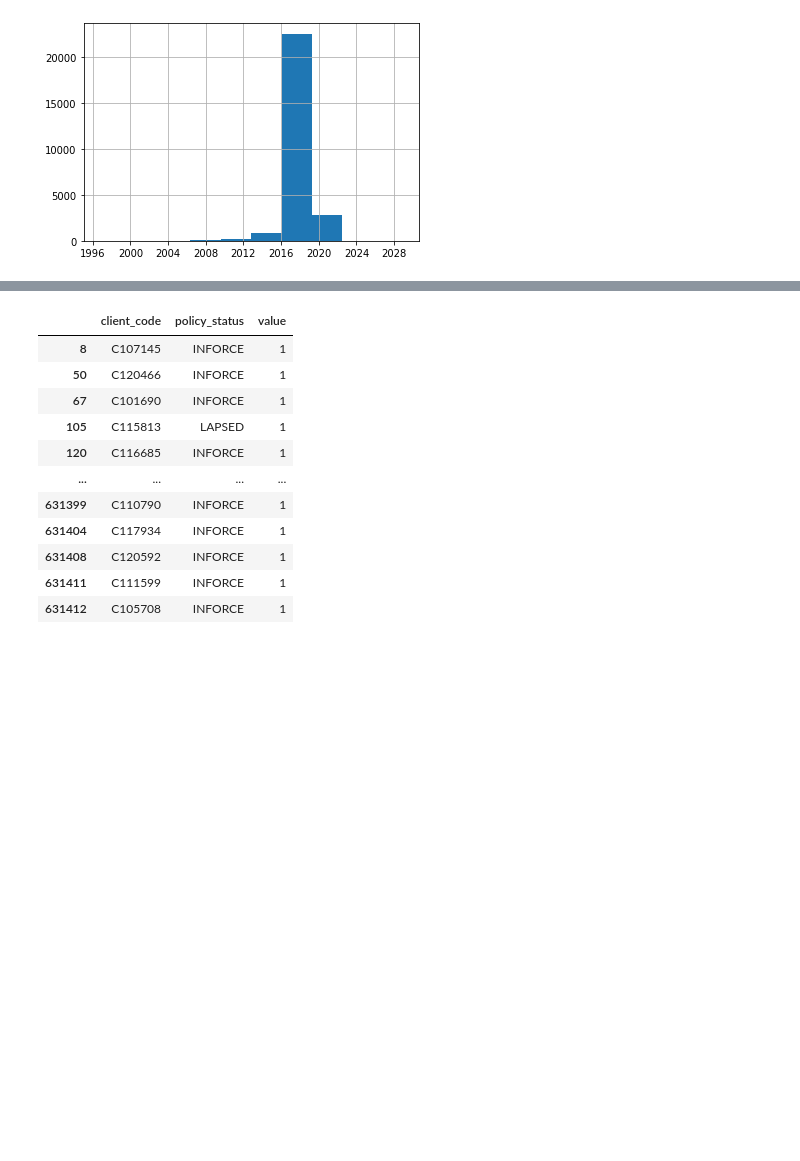
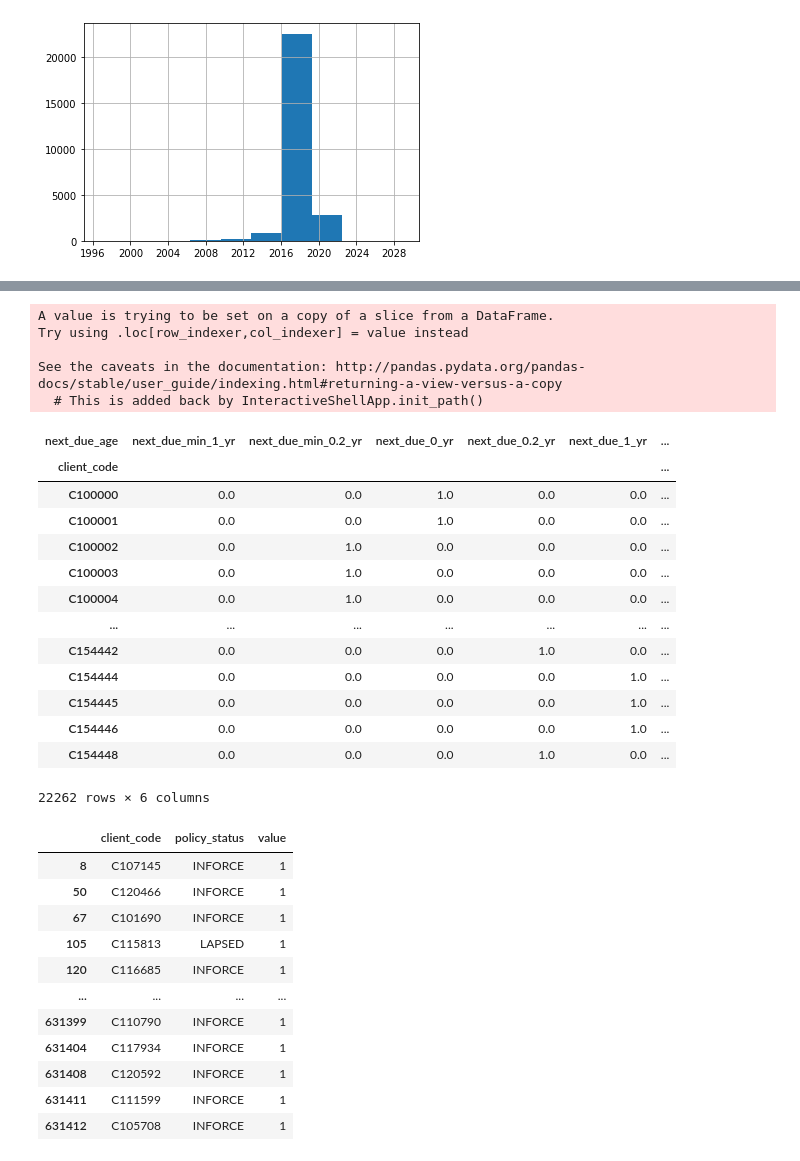
Before and after one commit to nisalr/datastorm-2.0-case-study, a Jupyter notebook: src/model-v1.ipynb, the cells around one changed output, grey strips where cells are left out. Drawn from its saved outputs; the diff is of its cells as text; code cells hidden in the pictures; blank space fills up the shorter version.

```diff
--- a/src/model-v1.ipynb
+++ b/src/model-v1.ipynb
@@ -210,15 +503,41 @@ To register the converters:
 # %%
-df_next_due = df_snap[['client_code', 'policy_snapshot_as_on', 'next_due_date']]
+df_next_due = df_snap[['client_code', 'policy_snapshot_as_on', 'next_due_dt']]
+df_next_due['next_due_age'] = pd.cut(((pd.to_datetime(
+    df_snap.policy_snapshot_as_on, format='%Y%m%d') - df_snap.next_due_dt).dt.days/365),
+                                     bins=[-100,-1,-0.2, 0, 0.2, 1, 100],
+                                     labels=['next_due_min_1_yr',
+                                             'next_due_min_0.2_yr',
+                                             'next_due_0_yr',
+                                             'next_due_0.2_yr',
+                                             'next_due_1_yr',
+                                             'next_due_100_yr'])
 
-df_next_due['policy_age'] = pd.cut(((pd.to_datetime(df_snap.policy_snapshot_as_on, format='%Y%m%d') - df_snap.next_due_date).dt.days/365), bins=[0,1,5,10,40], labels=['policy_age_1_yr', 'policy_age_5_yr', 'policy_age_10_yr', 'policy_age_40_yr'])
-
-df_policy_age = df_policy_age.drop(columns=['policy_snapshot_as_on', 'commencement_dt'])
-
-df_policy_age['value'] = 1
-df_pivot = df_policy_age.pivot_table(values='value',
+df_next_due = df_next_due.drop(columns=['policy_snapshot_as_on', 'next_due_dt'])
+df_next_due['value'] = 1
+df_pivot = df_next_due.pivot_table(values='value',
                                        index='client_code', aggfunc='sum',
-                                       columns='policy_age').fillna(0).astype(int)
+                                       columns='next_due_age').fillna(0).astype(int)
 df_pivot.divide(df_pivot.sum(axis=1), axis=0)
+# %% [output]
+A value is trying to be set on a copy of a slice from a DataFrame.
+Try using .loc[row_indexer,col_indexer] = value instead
+
+See the caveats in the documentation: http://pandas.pydata.org/pandas-docs/stable/user_guide/indexing.html#returning-a-view-versus-a-copy
+  # This is added back by InteractiveShellApp.init_path()
+| next_due_age | next_due_min_1_yr | next_due_min_0.2_yr | next_due_0_yr | next_due_0.2_yr | next_due_1_yr | ... |
+| client_code |  |  |  |  |  | ... |
+| C100000 | 0.0 | 0.0 | 1.0 | 0.0 | 0.0 | ... |
+| C100001 | 0.0 | 0.0 | 1.0 | 0.0 | 0.0 | ... |
+| C100002 | 0.0 | 1.0 | 0.0 | 0.0 | 0.0 | ... |
+| C100003 | 0.0 | 1.0 | 0.0 | 0.0 | 0.0 | ... |
+| C100004 | 0.0 | 1.0 | 0.0 | 0.0 | 0.0 | ... |
+| ... | ... | ... | ... | ... | ... | ... |
+| C154442 | 0.0 | 0.0 | 0.0 | 1.0 | 0.0 | ... |
+| C154444 | 0.0 | 0.0 | 0.0 | 0.0 | 1.0 | ... |
+| C154445 | 0.0 | 0.0 | 0.0 | 0.0 | 1.0 | ... |
+| C154446 | 0.0 | 0.0 | 0.0 | 0.0 | 1.0 | ... |
+| C154448 | 0.0 | 0.0 | 0.0 | 1.0 | 0.0 | ... |
+22262 rows × 6 columns
 # %%
 df_policy_age = df_snap[['client_code', 'policy_snapshot_as_on', 'commencement_dt']]
 
```
Also changed, not shown: parts of 41 cells of this notebook.
